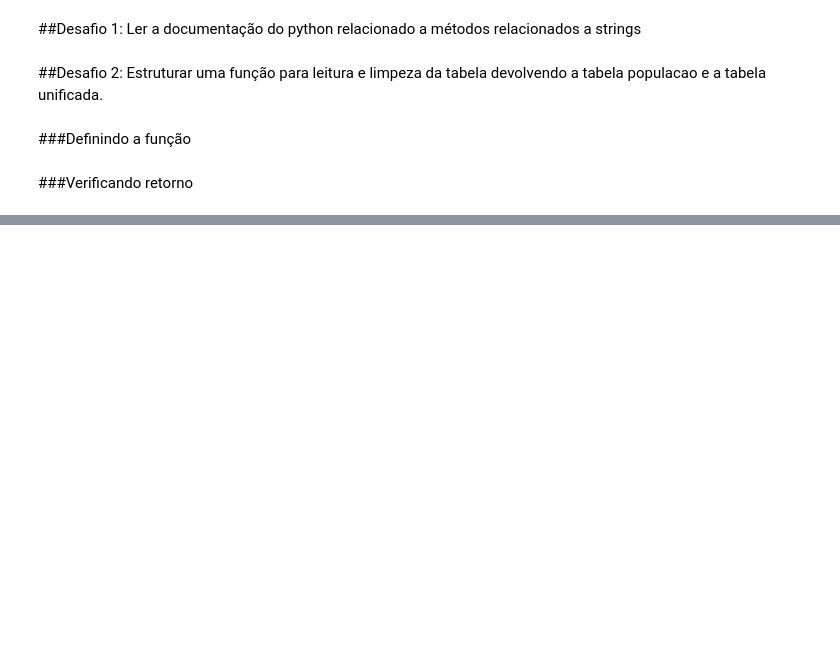
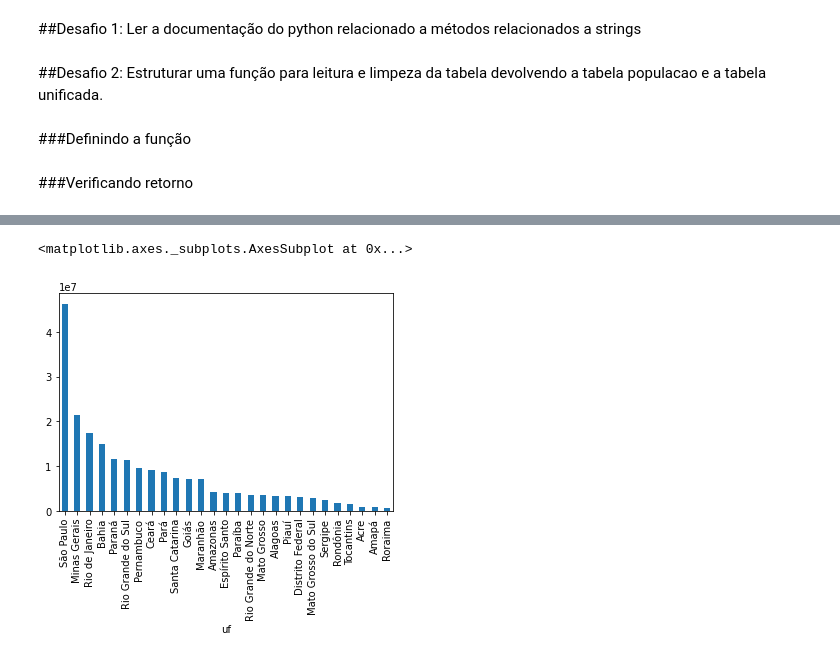
Before and after one commit to AdamStamm/bootcamp_alura, a Jupyter notebook: Notebooks/Bootcamp_Data_Science_Módulo_2.ipynb, the cells around one changed output, grey strips where cells are left out. Cells and saved outputs as stored; diff of their text form; code cells hidden in the pictures; blank space fills up the shorter version.

```diff
--- a/Notebooks/Bootcamp_Data_Science_Módulo_2.ipynb
+++ b/Notebooks/Bootcamp_Data_Science_Módulo_2.ipynb
@@ -343,0 +416,6 @@ dados_e_populacao_recente.head()
+# %%
+habitantes = gastos_e_populacao_recente['populacao'].sort_values(ascending=False)
+habitantes.plot(kind='bar')
+# %% [output]
+<matplotlib.axes._subplots.AxesSubplot at 0x...>
+[figure, added]
```
Also changed, not shown: parts of 34 cells of this notebook.
